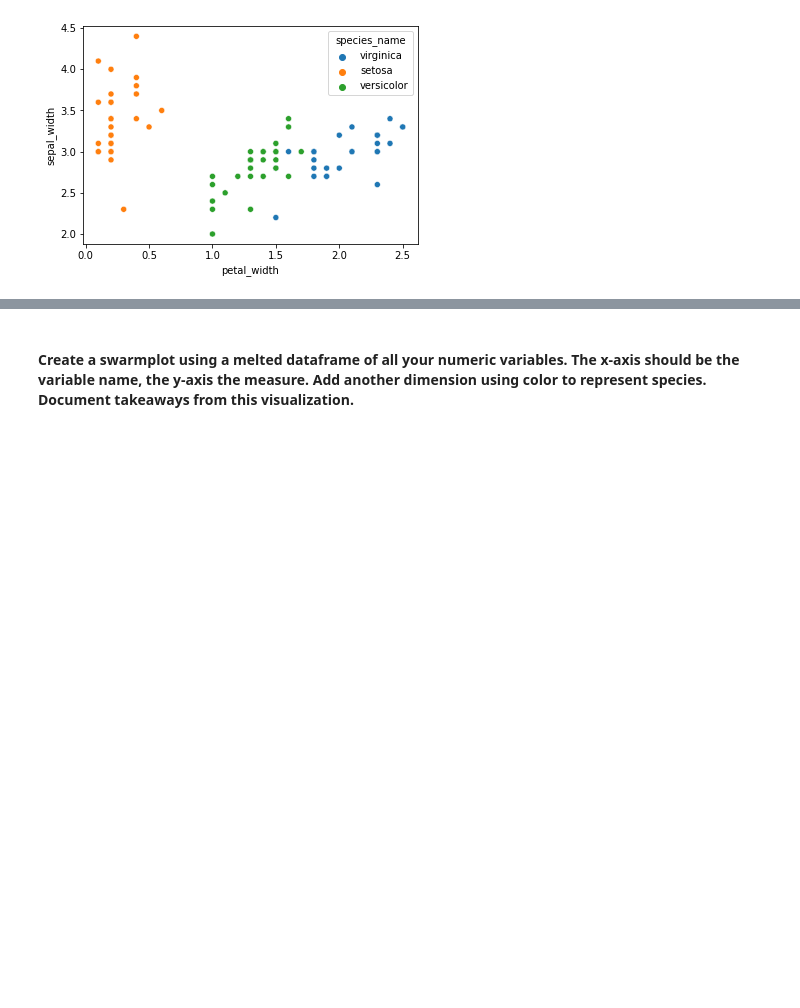
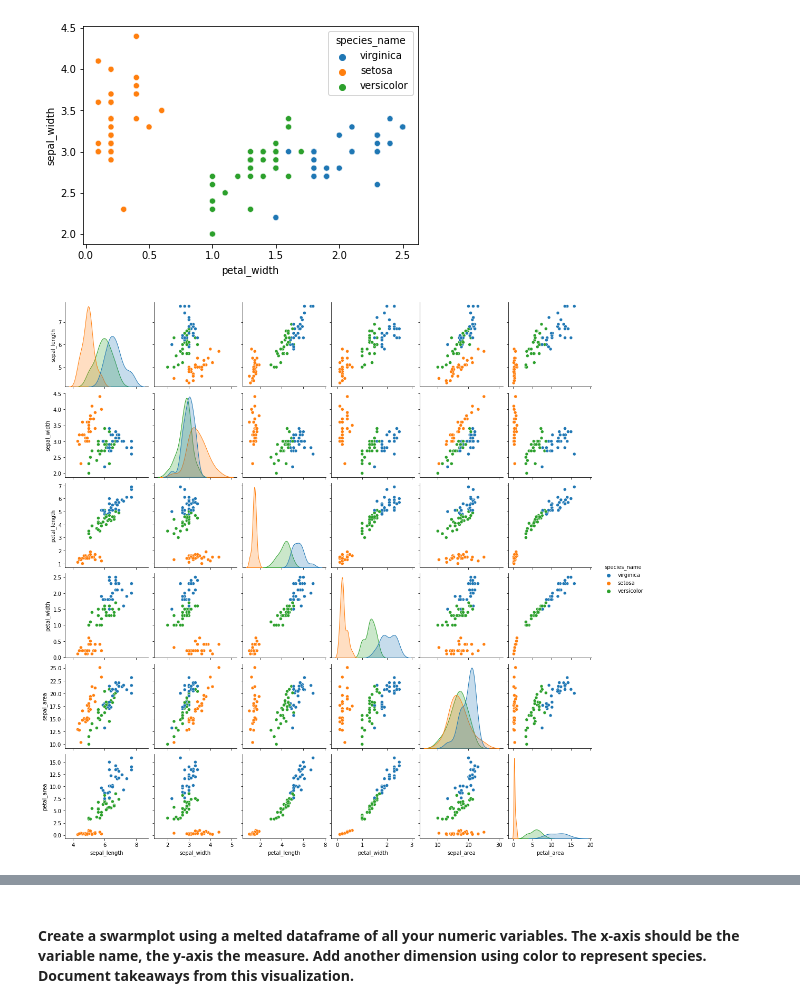
Before and after one commit to ForrestMccrosky/classification-exercises, a Jupyter notebook: classification_exercises.ipynb, the cells around one changed output, grey strips where cells are left out. Saved outputs shown, nothing was run; the diff lists cells and outputs as text; code cells hidden in the pictures; blank space fills up the shorter version.

Commit message:
adding pairplots and scatter matrixes. Also fixing boxplot codes to comply with previous warning messages

```diff
--- a/classification_exercises.ipynb
+++ b/classification_exercises.ipynb
@@ -883,3 +894,8 @@ sns.scatterplot(data = train, x = 'petal_width',
 # %% [output]
 <AxesSubplot:xlabel='petal_width', ylabel='sepal_width'>
 [figure]
+# %%
+sns.pairplot(train, hue='species_name')
+plt.show()
+# %% [output]
+[figure, added]
```
Also changed, not shown: parts of 8 cells of this notebook.
